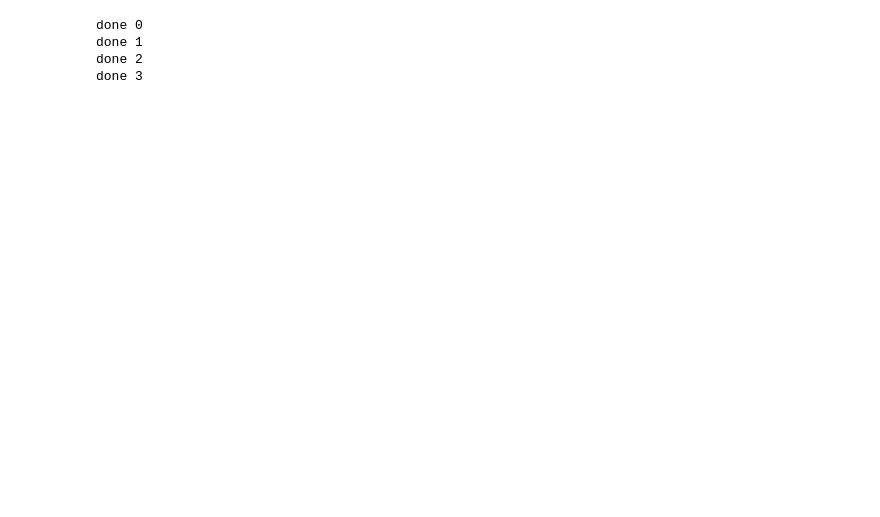
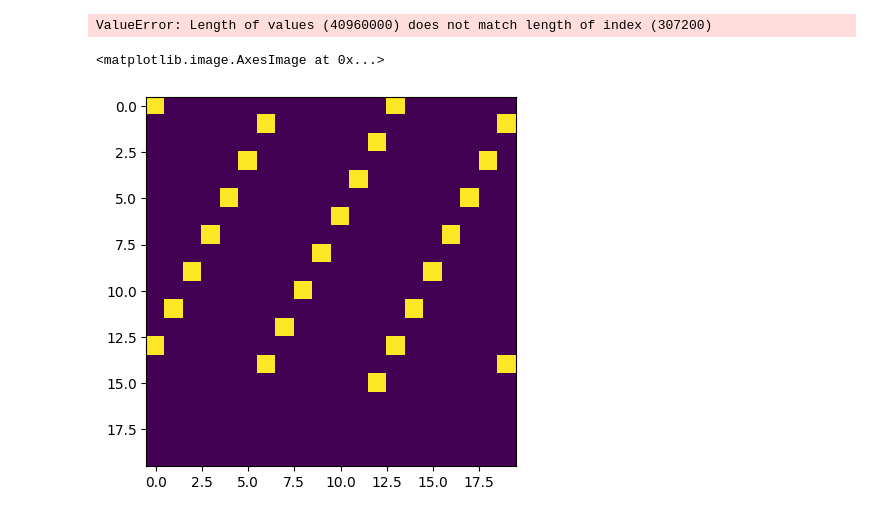
Before and after one commit to avicooper1/OOD_Orientation_Generalization, a Jupyter notebook: notebooks/network_analysis.ipynb, the cells around one changed output. Cells and saved outputs as stored; diff of their text form; code cells hidden in the pictures; blank space fills up the shorter version.

```diff
--- a/notebooks/network_analysis.ipynb
+++ b/notebooks/network_analysis.ipynb
@@ -160,41 +154,20 @@ def a(group):
 # %%
-violin_data = None
-corr_data = None
-
-thresholded_model = threshold_model(exps_frames.iloc[3])
-
-for x in range(4):
+def get_df(x):
     exp = exps_frames.iloc[x]
     exp_dataclass = ExpData.get_experiments(exp.job_id)
 
     image_activations = np.load(exp_dataclass.image_activations)
+    norm_image_activations = image_activations / np.max(image_activations, axis=0)
 
     rd = RotationDataset(exp_dataclass)
     df = pd.read_csv(rd.testing.full.path.merged_annotation_path())
 
     classify_image_patterns(exp, df, thresholded_model)
 
+
     df['seen'] = df.model_name.isin(rd.training_models).apply(lambda s: ['partial', 'full'][s])
+    df['#seen'] = exp.data_div
 
-    norm_image_activations = image_activations / np.max(image_activations, axis=0)
+    return df, norm_image_activations
 
-    invariances = df.groupby(['model_name', 'seen', 'pattern']).apply(a).reset_index()
-    data = invariances.groupby(['model_name', 'pattern'])[0].apply(lambda arr: np.nanmean(np.concatenate(arr.values), axis=0)).reset_index()
-    data['seen'] = data.model_name.isin(rd.training_models).apply(lambda s: ['partial', 'full'][s])
-    data = data.rename({0: 'invariance'}, axis=1)
-    data = data.explode('invariance')
-    data.invariance = data.invariance.astype(float)
-
-    data['#seen'] = exp.data_div
-    if violin_data is None:
-        violin_data = data
-    else:
-        violin_data = violin_data.append(data)
-
-
-    print(f'done {x}')
+dfs = [get_df(x) for x in range(4)]
-# %% [output]
-done 0
-done 1
-done 2
-done 3
@@ -202,0 +176,13 @@ plt.style.use('default')
+# %%
+average_activation['neuron'] = list(range(512)) * len(pd.unique(average_activation.model_name)) * 400 * len(pd.unique(average_activation['#seen']))
+average_activation['thresholded_activation'] = average_activation.average_activation > 0.1
+# %% [output]
+ValueError: Length of values (40960000) does not match length of index (307200)
+# %%
+chosen_cubelets = np.zeros((400))
+for x in range(25):
+    chosen_cubelets[x * 13] = 1
+plt.imshow(chosen_cubelets.reshape(20, 20))
+# %% [output]
+<matplotlib.image.AxesImage at 0x...>
+[figure, added]
```
Also changed, not shown: parts of 166 cells of this notebook, 12 other files.
